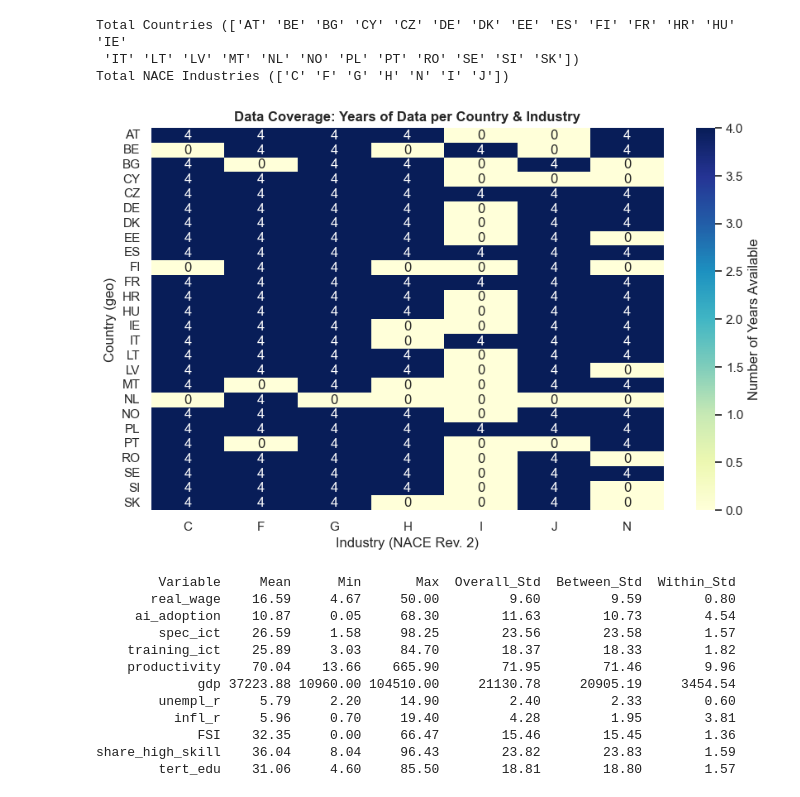
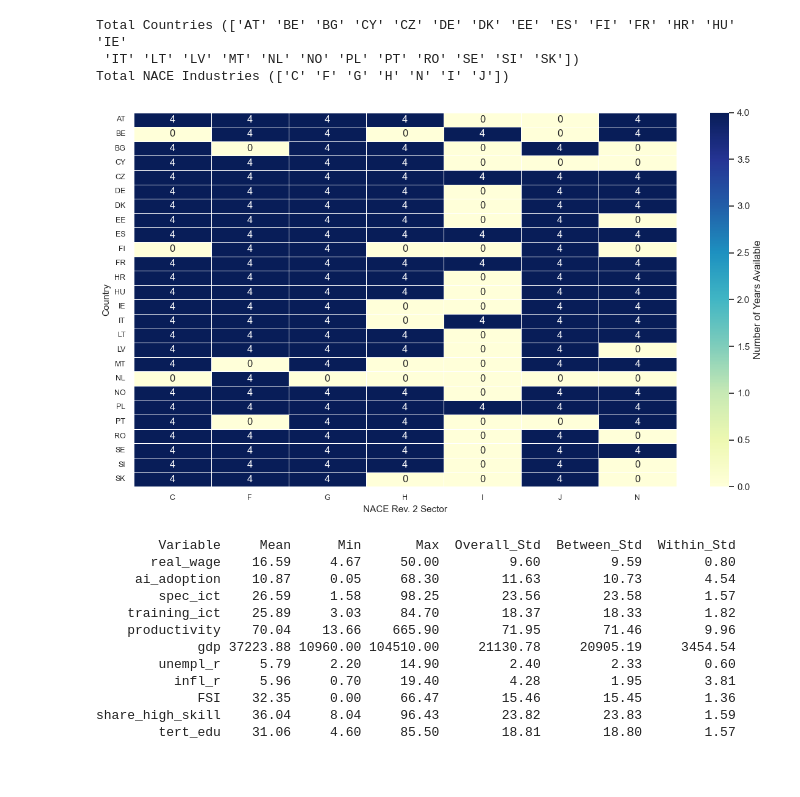
Before and after one commit to Martyniuk-y/Master_thesis, a Jupyter notebook: EDA.ipynb, the cells around one changed output. Cells and saved outputs as stored; diff of their text form; code cells hidden in the pictures; blank space fills up the shorter version.

```diff
--- a/EDA.ipynb
+++ b/EDA.ipynb
@@ -94,18 +94,28 @@ print(f"Total NACE Industries ({data['nace_r2'].unique()})")
 Total Countries (['AT' 'BE' 'BG' 'CY' 'CZ' 'DE' 'DK' 'EE' 'ES' 'FI' 'FR' 'HR' 'HU' 'IE'
  'IT' 'LT' 'LV' 'MT' 'NL' 'NO' 'PL' 'PT' 'RO' 'SE' 'SI' 'SK'])
 Total NACE Industries (['C' 'F' 'G' 'H' 'N' 'I' 'J'])
-# %%
-# Check for missing years (Panel Balance)
-coverage_table = pd.crosstab(data['geo'], data['nace_r2'])
-
-plt.figure(figsize=(10, 6))
-sns.heatmap(coverage_table, annot=True, cmap="YlGnBu", cbar_kws={'label': 'Number of Years Available'})
-plt.title('Data Coverage: Years of Data per Country & Industry')
-plt.ylabel('Country (geo)')
-plt.xlabel('Industry (NACE Rev. 2)')
-plt.show()
-# %% [output]
-[figure, removed]
+# %%
+# Check for missing years (Panel Balance)
+coverage_table = pd.crosstab(data['geo'], data['nace_r2'])
+fig, ax = plt.subplots(figsize=(12, 7))
+sns.heatmap(
+    coverage_table,
+    annot=True,
+    fmt='d',
+    cmap="YlGnBu",
+    linewidths=0.4,
+    linecolor='white',
+    cbar_kws={'label': 'Number of Years Available'},
+    ax=ax
+)
+ax.set_ylabel('Country', fontsize=11)
+ax.set_xlabel('NACE Rev. 2 Sector', fontsize=11)
+ax.tick_params(axis='both', labelsize=9)
+plt.tight_layout()
+plt.savefig('figure1_coverage_matrix.png', dpi=300, bbox_inches='tight')
+plt.show()
+# %% [output]
+[figure, added]
 # %%
 def panel_summary_statistics(df, variables, entity_col='nace_r2'):
     """
```
Also changed, not shown: parts of 18 cells of this notebook, 29 other files.
